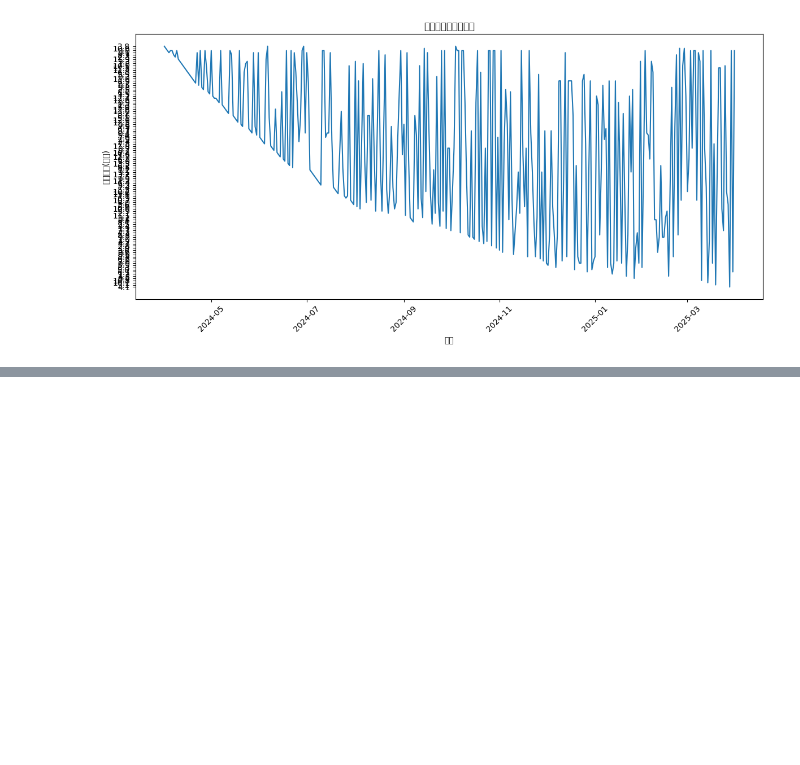
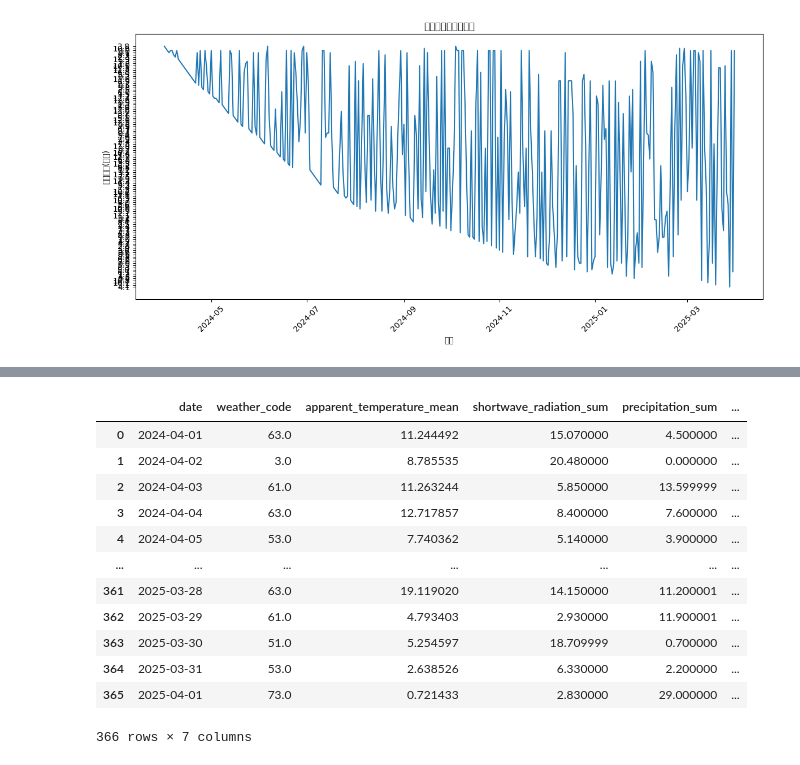
Before and after one commit to AICloud-TeamE/Python-AI, a Jupyter notebook: WeatherMapData.ipynb, the cells around one changed output, grey strips where cells are left out. Cells and saved outputs as stored; diff of their text form; code cells hidden in the pictures; blank space fills up the shorter version.

```diff
--- a/WeatherMapData.ipynb
+++ b/WeatherMapData.ipynb
@@ -112,0 +253,15 @@ if sun_cols:
+# %%
+# Remove specified columns from df
+columns_to_drop = [
+    'avg_temperature',
+    'hours_of_sunlight',
+    'total_snowfall',
+    'avg_humidity',
+    'max_temperature',
+    'min_temperature',
+    'max_precipitation_10min',
+    'weather_summary_day',
+    'weather_summary_night'
+]
+df = df.drop(columns=columns_to_drop)
+df.head()
@@ -112,0 +275,20 @@ if sun_cols:
+# %%
+df['date'] = pd.to_datetime(df['date']).dt.date
+daily_dataframe['date'] = pd.to_datetime(daily_dataframe['date']).dt.date
+daily_dataframe['date'] = daily_dataframe['date'] + pd.Timedelta(days=1)
+daily_dataframe
+# ...existing code...
+# %% [output]
+|  | date | weather_code | apparent_temperature_mean | shortwave_radiation_sum | precipitation_sum | ... |
+| 0 | 2024-04-01 | 63.0 | 11.244492 | 15.070000 | 4.500000 | ... |
+| 1 | 2024-04-02 | 3.0 | 8.785535 | 20.480000 | 0.000000 | ... |
+| 2 | 2024-04-03 | 61.0 | 11.263244 | 5.850000 | 13.599999 | ... |
+| 3 | 2024-04-04 | 63.0 | 12.717857 | 8.400000 | 7.600000 | ... |
+| 4 | 2024-04-05 | 53.0 | 7.740362 | 5.140000 | 3.900000 | ... |
+| ... | ... | ... | ... | ... | ... | ... |
+| 361 | 2025-03-28 | 63.0 | 19.119020 | 14.150000 | 11.200001 | ... |
+| 362 | 2025-03-29 | 61.0 | 4.793403 | 2.930000 | 11.900001 | ... |
+| 363 | 2025-03-30 | 51.0 | 5.254597 | 18.709999 | 0.700000 | ... |
+| 364 | 2025-03-31 | 53.0 | 2.638526 | 6.330000 | 2.200000 | ... |
+| 365 | 2025-04-01 | 73.0 | 0.721433 | 2.830000 | 29.000000 | ... |
+366 rows × 7 columns
```
Also changed, not shown: parts of 5 cells of this notebook, 17 other files.
